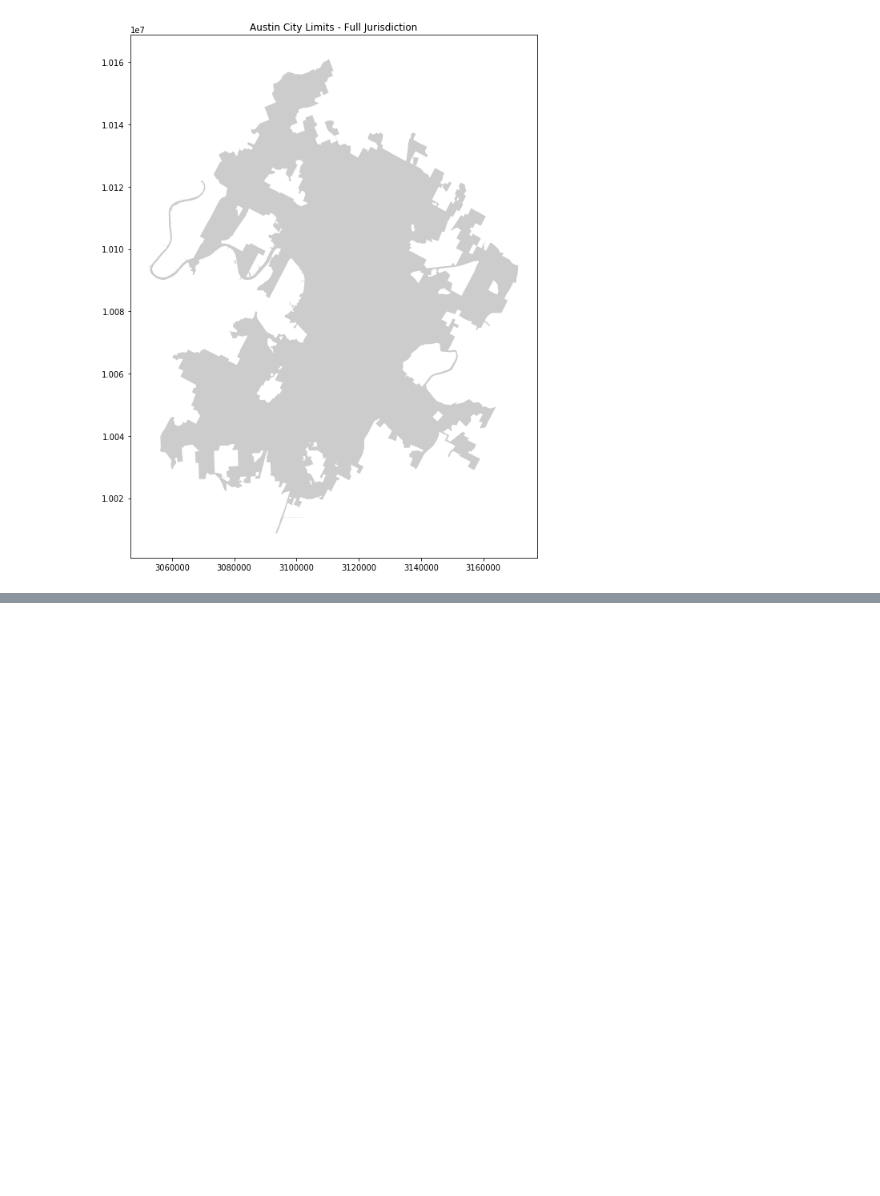
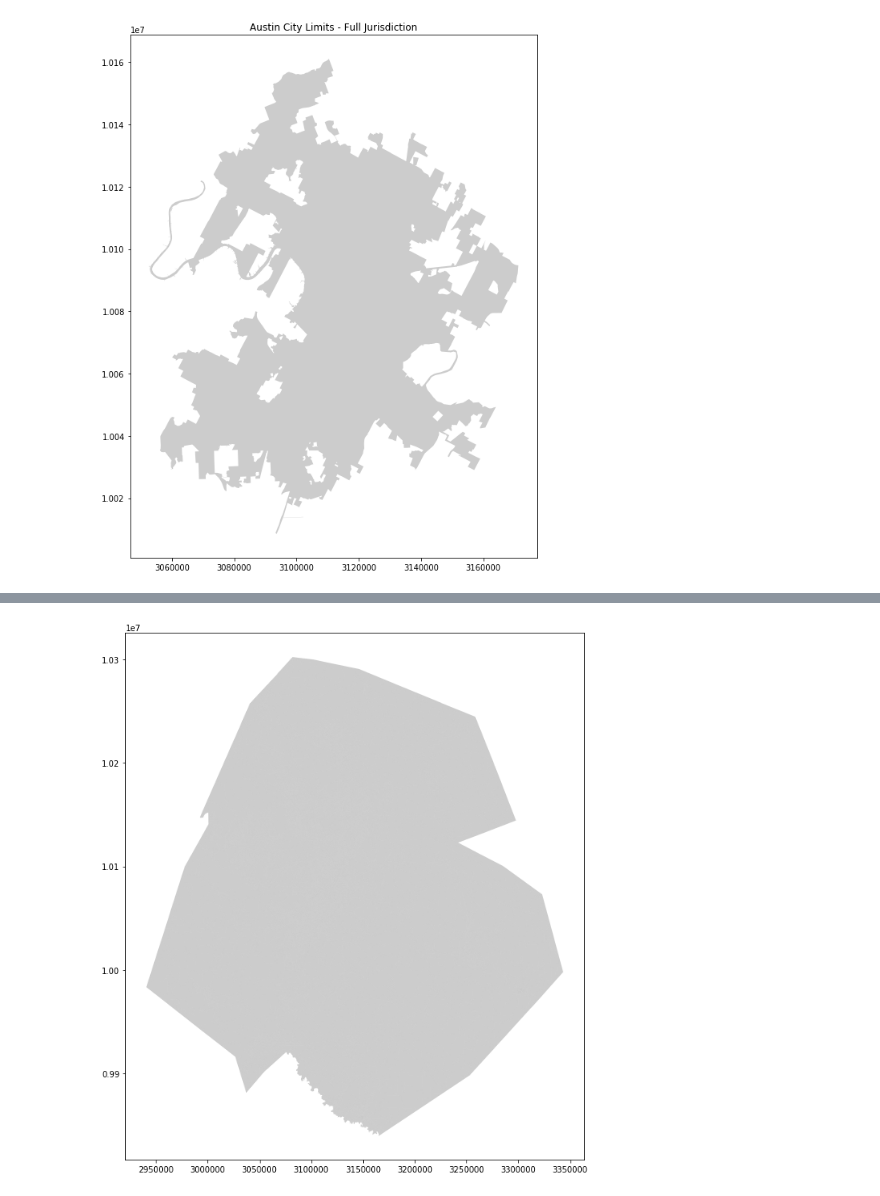
Before and after one commit to vsibarra/park-equity-atx, a Jupyter notebook: notebooks/UntitledJupTest.ipynb, the cells around one changed output, grey strips where cells are left out. Drawn from its saved outputs; the diff is of its cells as text; code cells hidden in the pictures; blank space fills up the shorter version.

```diff
--- a/notebooks/UntitledJupTest.ipynb
+++ b/notebooks/UntitledJupTest.ipynb
@@ -42,0 +43,2 @@ acl.to_file("test_acl.shp")
+# %%
+censusblocks = gpd.read_file(wd+"data/censusblocks2010/2010 Census Blocks.shp")
@@ -42,0 +61,8 @@ acl.to_file("test_acl.shp")
+# %%
+censusblocks.crs = {'init': 'epsg:102739'}
+# %%
+fig2, ax = plt.subplots(figsize=(12,12))
+cb = censusblocks.plot(ax=ax, color="black", alpha=0.2)
+# cb= censusblocks.plot(ax=ax, color=None, alpha=1)
+# %% [output]
+[figure, added]
```
Also changed, not shown: parts of 6 cells of this notebook.
